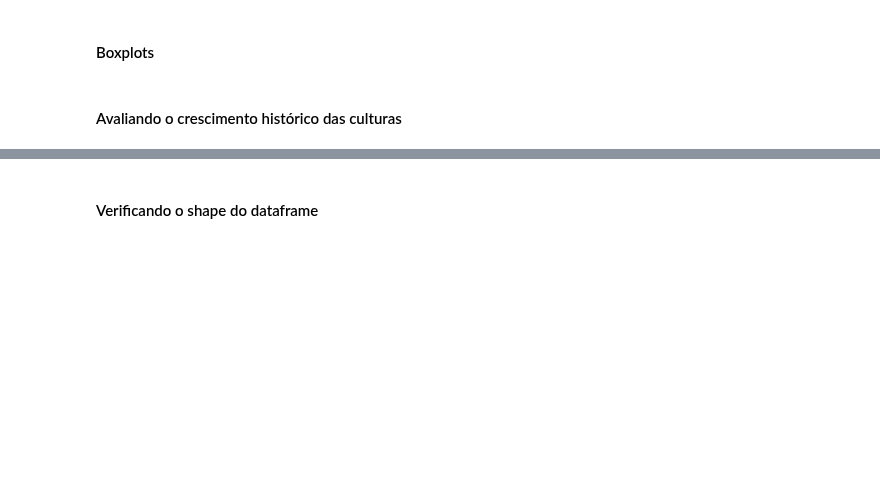
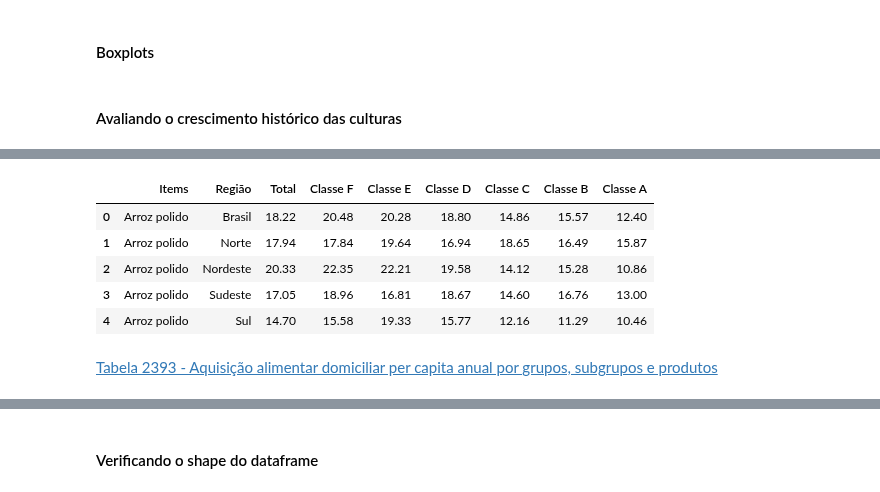
Before and after one commit to O-PY-THA-ON/dcc---fellowship-ci-ncia-de-dados, a Jupyter notebook: eda_dcc.ipynb, the cells around one changed output, grey strips where cells are left out. Drawn from its saved outputs; the diff is of its cells as text; code cells hidden in the pictures; blank space fills up the shorter version.

```diff
--- a/eda_dcc.ipynb
+++ b/eda_dcc.ipynb
@@ -127,0 +142,12 @@ consumo = pd.read_excel('C:\dcc-fellowship-ciencia-de-dados\pof_rendimento_regia
+# %%
+consumo.head()
+# %% [output]
+|  | Items | Região | Total | Classe F | Classe E | Classe D | Classe C | Classe B | Classe A |
+| 0 | Arroz polido | Brasil | 18.22 | 20.48 | 20.28 | 18.80 | 14.86 | 15.57 | 12.40 |
+| 1 | Arroz polido | Norte | 17.94 | 17.84 | 19.64 | 16.94 | 18.65 | 16.49 | 15.87 |
+| 2 | Arroz polido | Nordeste | 20.33 | 22.35 | 22.21 | 19.58 | 14.12 | 15.28 | 10.86 |
+| 3 | Arroz polido | Sudeste | 17.05 | 18.96 | 16.81 | 18.67 | 14.60 | 16.76 | 13.00 |
+| 4 | Arroz polido | Sul | 14.70 | 15.58 | 19.33 | 15.77 | 12.16 | 11.29 | 10.46 |
+# %% [markdown]
+
+<a href="https://sidra.ibge.gov.br/tabela/2393">Tabela 2393 - Aquisição alimentar domiciliar per capita anual por grupos, subgrupos e produtos</a>
```
Also changed, not shown: parts of 23 cells of this notebook, 9 other files.
